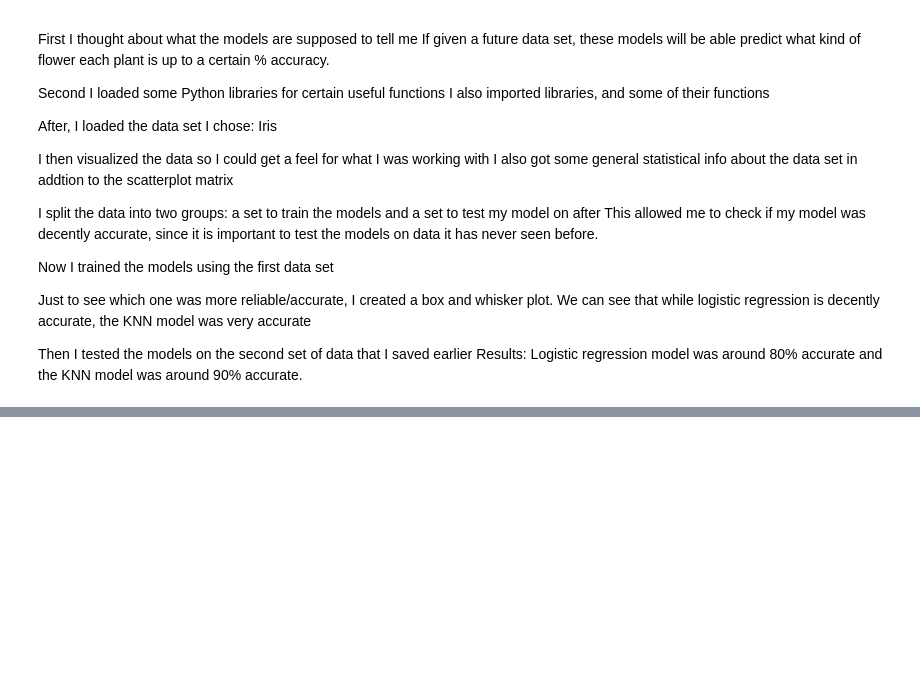
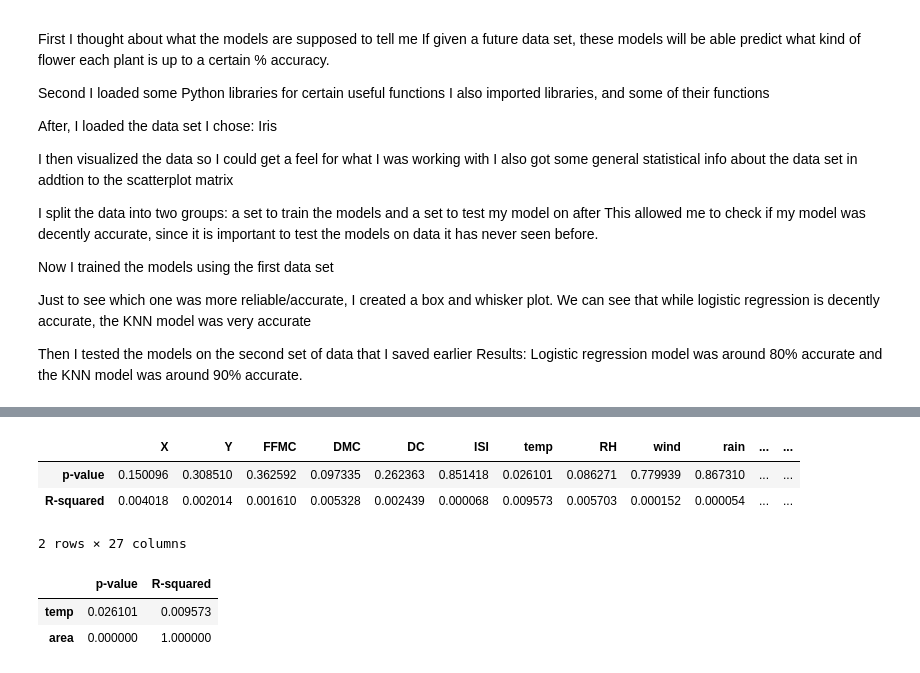
Before and after one commit to claalmve/Info-98-Final-Project, a Jupyter notebook: Info-98-Final-Project/info-98-final-project.ipynb, the cells around one changed output, grey strips where cells are left out. Saved outputs shown, nothing was run; the diff lists cells and outputs as text; code cells hidden in the pictures; blank space fills up the shorter version.

Commit message:
Final combination of all 3 of our ML models

```diff
--- a/Info-98-Final-Project/info-98-final-project.ipynb
+++ b/Info-98-Final-Project/info-98-final-project.ipynb
@@ -261,0 +281,3 @@ Results: Logistic regression model was around 80% accurate and the KNN model was
+# %%
+#Create a set of dummy variables from the month and day variable
+df = pd.get_dummies(df)
@@ -261,0 +294,3 @@ Results: Logistic regression model was around 80% accurate and the KNN model was
+# %%
+#Drop one column of month and day, in order to avoid multicollinearity
+df.drop(labels=['month_nov', 'day_sat'], axis=1, inplace=True)
@@ -261,0 +347,19 @@ Results: Logistic regression model was around 80% accurate and the KNN model was
+# %%
+#Import package
+import statsmodels.formula.api as smf
+#Set up statistics; define the data attributes
+df_attributes = df.columns.values.tolist()
+number_of_columns = len(df_attributes)
+
+#Create models to test each column
+statistics = list()
+for idx in range(0, number_of_columns - 1):
+    model = smf.ols(formula = "area ~ " +
+                    df_attributes[idx], data = df).fit()
+
+    title = 'Model: area ~ ' + df_attributes[idx]
+#Print the model which allows us to see the relationship between X=all columns except for area and y=area. The relationship in terms of r-squared, p-value, log-likelihood.
+    print()
+    print(model.summary())
+    print()
+    statistics.append([model.f_pvalue, model.rsquared])
@@ -261,0 +384,20 @@ Results: Logistic regression model was around 80% accurate and the KNN model was
+# %%
+#Summarize the model - the p-value and R-squared
+statistics = pd.DataFrame(statistics,
+                              index=df_attributes[: number_of_columns - 1],
+                              columns=['p-value', 'R-squared'])
+statistics.T
+# %% [output]
+|  | X | Y | FFMC | DMC | DC | ISI | temp | RH | wind | rain | ... | ... |
+| p-value | 0.150096 | 0.308510 | 0.362592 | 0.097335 | 0.262363 | 0.851418 | 0.026101 | 0.086271 | 0.779939 | 0.867310 | ... | ... |
+| R-squared | 0.004018 | 0.002014 | 0.001610 | 0.005328 | 0.002439 | 0.000068 | 0.009573 | 0.005703 | 0.000152 | 0.000054 | ... | ... |
+2 rows × 27 columns
+# %%
+#Find statistically significant column
+statistics[statistics['p-value'] < 0.05]
+
+##temp is the only statistically significant column (p-value = 0.026) accounting for (1% of forest fires)
+# %% [output]
+|  | p-value | R-squared |
+| temp | 0.026101 | 0.009573 |
+| area | 0.000000 | 1.000000 |
```
Also changed, not shown: parts of 31 cells of this notebook.
